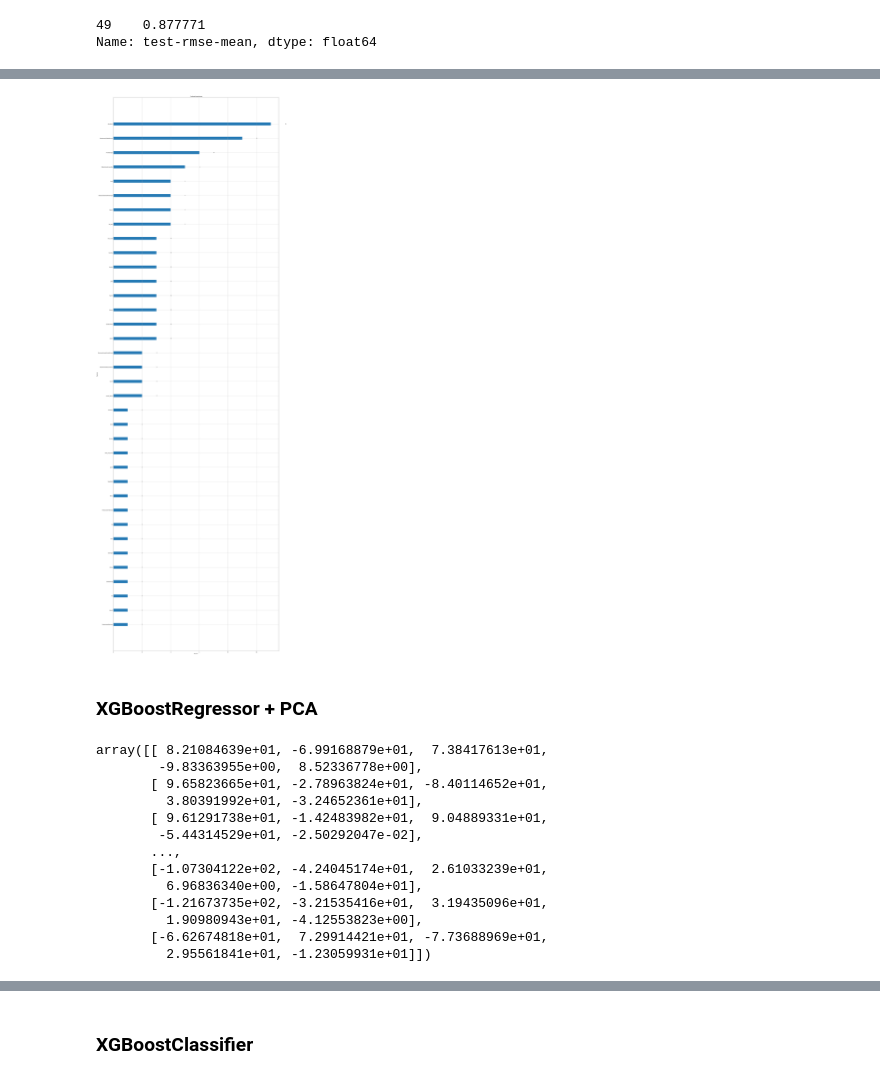
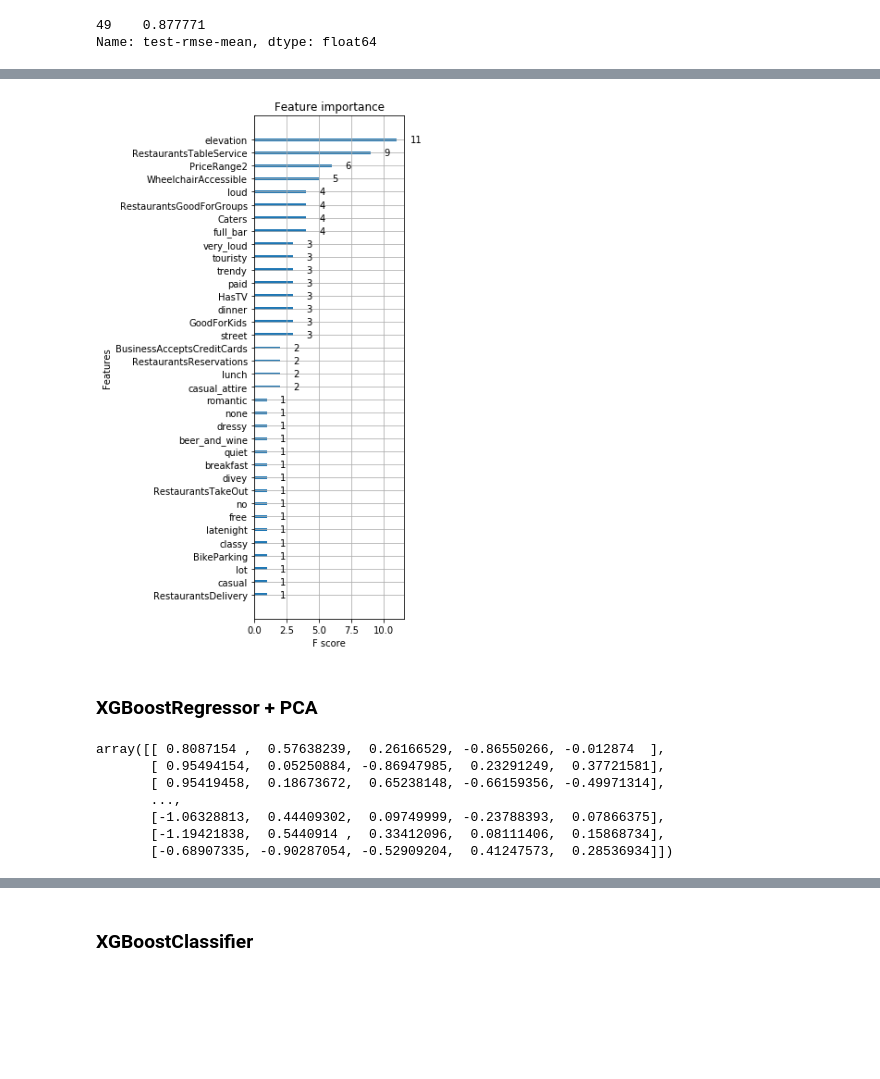
Before and after one commit to Coldsp33d/Yelp-Challenge-2018, a Jupyter notebook: ensemble_models.ipynb, the cells around one changed output, grey strips where cells are left out. Cells and saved outputs as stored; diff of their text form; code cells hidden in the pictures; blank space fills up the shorter version.

```diff
--- a/ensemble_models.ipynb
+++ b/ensemble_models.ipynb
@@ -277,34 +281,30 @@ plt.show()
-# %%
-xgb.plot_importance(xg_reg)
-plt.axis('scaled')
-plt.show()
-# %% [output]
-[figure, removed]
+# %%
+fig = plt.figure()
+ax = fig.add_subplot(1, 1, 1)
+
+xgb.plot_importance(xg_reg, ax=ax)
+plt.rcParams["figure.figsize"] = (50, 10)
+plt.axis('scaled')
+plt.show()
+# %% [output]
+[figure, added]
 # %% [markdown]
 <h3> XGBoostRegressor + PCA </h3>
 # %%
 from sklearn.decomposition import PCA
 
 pca = PCA(n_components=5)
-# Remove elevation - examine how results change.
-data_pca = pca.fit_transform(
-            MinMaxScaler((0, 100)).fit_transform(df_.drop('elevation', axis=1)))
+data_pca = pca.fit_transform(df_.drop('elevation', axis=1)) # Remove elevation - examine how results change.
 
 data_pca
 # %% [output]
-array([[ 8.21084639e+01, -6.99168879e+01,  7.38417613e+01,
-        -9.83363955e+00,  8.52336778e+00],
-       [ 9.65823665e+01, -2.78963824e+01, -8.40114652e+01,
-         3.80391992e+01, -3.24652361e+01],
-       [ 9.61291738e+01, -1.42483982e+01,  9.04889331e+01,
-        -5.44314529e+01, -2.50292047e-02],
+array([[ 0.8087154 ,  0.57638239,  0.26166529, -0.86550266, -0.012874  ],
+       [ 0.95494154,  0.05250884, -0.86947985,  0.23291249,  0.37721581],
+       [ 0.95419458,  0.18673672,  0.65238148, -0.66159356, -0.49971314],
        ...,
-       [-1.07304122e+02, -4.24045174e+01,  2.61033239e+01,
-         6.96836340e+00, -1.58647804e+01],
-       [-1.21673735e+02, -3.21535416e+01,  3.19435096e+01,
-         1.90980943e+01, -4.12553823e+00],
-       [-6.62674818e+01,  7.29914421e+01, -7.73688969e+01,
-         2.95561841e+01, -1.23059931e+01]])
+       [-1.06328813,  0.44409302,  0.09749999, -0.23788393,  0.07866375],
+       [-1.19421838,  0.5440914 ,  0.33412096,  0.08111406,  0.15868734],
+       [-0.68907335, -0.90287054, -0.52909204,  0.41247573,  0.28536934]])
 # %%
 data_dmatrix = xgb.DMatrix(data=data_pca, label=y)
 cv_results = xgb.cv(dtrain=data_dmatrix, params=params, nfold=5,
```
Also changed, not shown: parts of 4 cells of this notebook.
